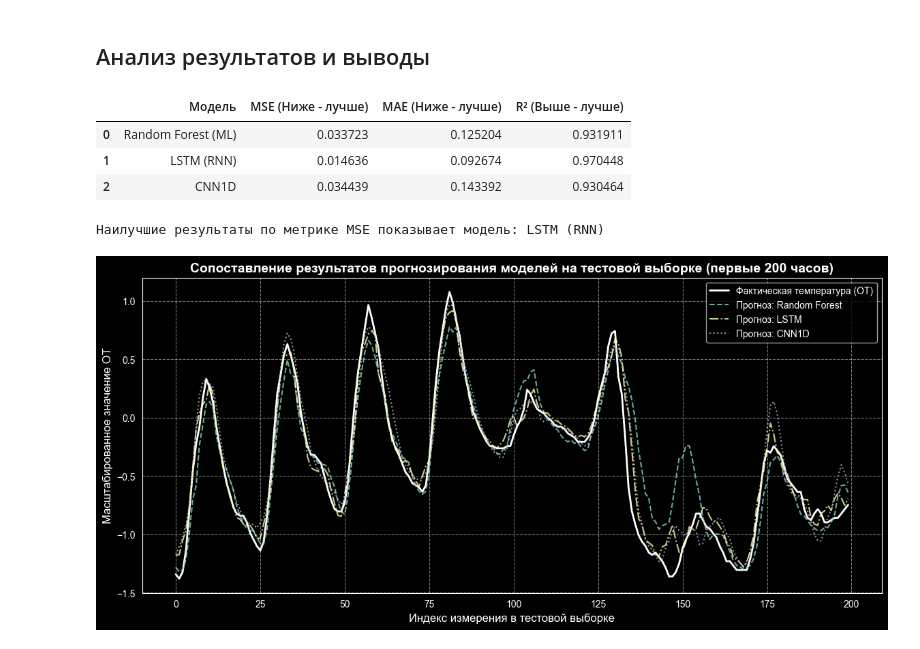
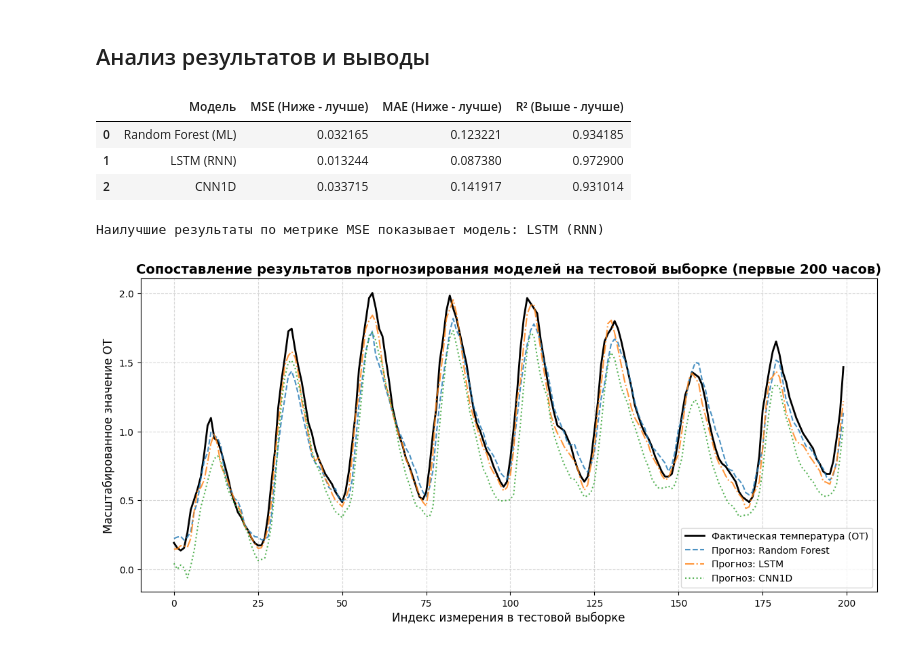
Before and after one commit to KaynehacK/Time_series, a Jupyter notebook: Lab_Final/Lab_final.ipynb, the cells around one changed output. Drawn from its saved outputs; the diff is of its cells as text; code cells hidden in the pictures.

```diff
--- a/Lab_Final/Lab_final.ipynb
+++ b/Lab_Final/Lab_final.ipynb
@@ -114,7 +114,7 @@ num_cols = df.shape[1]
 fig, axes = plt.subplots(nrows=num_cols, ncols=1, figsize=(14, 3 * num_cols), sharex=True)
 
 for i, col in enumerate(df.columns):
-    axes[i].plot(df.index, df[col], color='darkblue', alpha=0.8, linewidth=1.5)
+    axes[i].plot(df.index, df[col], color='black', alpha=0.8, linewidth=1.5)
     axes[i].set_title(f"Временной ряд: {col}", fontsize=12, fontweight='bold')
     axes[i].set_ylabel("Значение", fontsize=10)
     axes[i].grid(True, linestyle='--', alpha=0.5)
@@ -218,12 +258,0 @@ plt.show()
-# %%
-# 4. Обработка выбросов методом усечения (Capping / Clipping по 1-му и 99-му перцентилям)
-df_clipped = df_clean.copy()
-clipped_points_info = {}
-
-for col in df_clean.columns:
-    lower_limit = df_clean[col].quantile(0.01)
-    upper_limit = df_clean[col].quantile(0.99)
-    df_clipped[col] = np.clip(df_clean[col], lower_limit, upper_limit)
-
-    # Фиксируем точки, которые подверглись изменению
-    clipped_points_info[col] = (df_clean[col] < lower_limit) | (df_clean[col] > upper_limit)
@@ -259,26 +329,25 @@ plt.show()
 # %%
 # 6. Этап кодирования (Encoding) временных циклов
 # Извлекаем час суток и день недели для учета циклических закономерностей временной шкалы
-df_clean = df_clipped.copy()
 
-df_clean['hour'] = df_clean.index.hour
-df_clean['dayofweek'] = df_clean.index.dayofweek
+df_clipped['hour'] = df_clipped.index.hour
+df_clipped['dayofweek'] = df_clipped.index.dayofweek
 
 # Переводим час в циклическое синусно-косинусное представление
-df_clean['hour_sin'] = np.sin(2 * np.pi * df_clean['hour'] / 24.0)
-df_clean['hour_cos'] = np.cos(2 * np.pi * df_clean['hour'] / 24.0)
+df_clipped['hour_sin'] = np.sin(2 * np.pi * df_clipped['hour'] / 24.0)
+df_clipped['hour_cos'] = np.cos(2 * np.pi * df_clipped['hour'] / 24.0)
 
 # Переводим день недели в аналогичное представление
-df_clean['day_sin'] = np.sin(2 * np.pi * df_clean['dayofweek'] / 7.0)
-df_clean['day_cos'] = np.cos(2 * np.pi * df_clean['dayofweek'] / 7.0)
+df_clipped['day_sin'] = np.sin(2 * np.pi * df_clipped['dayofweek'] / 7.0)
+df_clipped['day_cos'] = np.cos(2 * np.pi * df_clipped['dayofweek'] / 7.0)
 
 # Удаляем исходные линейные временные колонки, оставляя закодированные признаки
-df_clean.drop(columns=['hour', 'dayofweek'], inplace=True)
+df_clipped.drop(columns=['hour', 'dayofweek'], inplace=True)
 # %%
 # 7. Масштабирование признаков (StandardScaler) на основе очищенных данных
 scaler = StandardScaler()
-scaled_data = scaler.fit_transform(df_clean)
-df_scaled = pd.DataFrame(scaled_data, columns=df_clean.columns, index=df_clean.index)
+scaled_data = scaler.fit_transform(df_clipped)
+df_scaled = pd.DataFrame(scaled_data, columns=df_clipped.columns, index=df_clipped.index)
 
 print("Предобработка, включая этап кодирования циклических признаков, успешно завершена.")
 df_scaled.head()
@@ -618,36 +684,38 @@ R²:  0.93046
 # %%
 # Построение итоговой сравнительной таблицы по метрикам MSE, MAE и R² на тестовой выборке
 summary_data = {
     "Модель": ["Random Forest (ML)", "LSTM (RNN)", "CNN1D"],
     "MSE (Ниже - лучше)": [rf_mse, lstm_mse, cnn_mse],
     "MAE (Ниже - лучше)": [rf_mae, lstm_mae, cnn_mae],
     "R² (Выше - лучше)": [rf_r2, lstm_r2, cnn_r2]
 }
 
 summary_df = pd.DataFrame(summary_data)
 display(summary_df)
 
 # Нахождение лучшей модели
 best_model_name = summary_df.loc[summary_df['MSE (Ниже - лучше)'].idxmin(), 'Модель']
 print(f"\nНаилучшие результаты по метрике MSE показывает модель: {best_model_name}")
 
 # График сравнения прогнозов (отобразим первые 200 часов тестового интервала)
+n_sampmes = y_test.shape[0]
+
 plt.figure(figsize=(14, 6))
-plt.plot(y_test[:200], label="Фактическая температура (OT)", color='white', linewidth=2.0)
-plt.plot(rf_pred[:200], label="Прогноз: Random Forest", linestyle='--', alpha=0.8)
-plt.plot(lstm_pred[:200], label="Прогноз: LSTM", linestyle='-.', alpha=0.8)
-plt.plot(cnn_pred[:200], label="Прогноз: CNN1D", linestyle=':', alpha=0.8)
+plt.plot(y_test[n_sampmes-400:n_sampmes-200], label="Фактическая температура (OT)", color='black', linewidth=2.0)
+plt.plot(rf_pred[n_sampmes-400:n_sampmes-200], label="Прогноз: Random Forest", linestyle='--', alpha=0.8)
+plt.plot(lstm_pred[n_sampmes-400:n_sampmes-200], label="Прогноз: LSTM", linestyle='-.', alpha=0.8)
+plt.plot(cnn_pred[n_sampmes-400:n_sampmes-200], label="Прогноз: CNN1D", linestyle=':', alpha=0.8)
 
 plt.title("Сопоставление результатов прогнозирования моделей на тестовой выборке (первые 200 часов)", fontsize=14, fontweight='bold')
 plt.xlabel("Индекс измерения в тестовой выборке", fontsize=12)
 plt.ylabel("Масштабированное значение OT", fontsize=12)
 plt.legend(fontsize=10)
 plt.grid(True, linestyle='--', alpha=0.5)
 plt.show()
 # %% [output]
 |  | Модель | MSE (Ниже - лучше) | MAE (Ниже - лучше) | R² (Выше - лучше) |
-| 0 | Random Forest (ML) | 0.033723 | 0.125204 | 0.931911 |
-| 1 | LSTM (RNN) | 0.014636 | 0.092674 | 0.970448 |
-| 2 | CNN1D | 0.034439 | 0.143392 | 0.930464 |
+| 0 | Random Forest (ML) | 0.032165 | 0.123221 | 0.934185 |
+| 1 | LSTM (RNN) | 0.013244 | 0.087380 | 0.972900 |
+| 2 | CNN1D | 0.033715 | 0.141917 | 0.931014 |
 Наилучшие результаты по метрике MSE показывает модель: LSTM (RNN)
-[figure, old version]
+[figure, new version]
```
Also changed, not shown: parts of 11 cells of this notebook.
